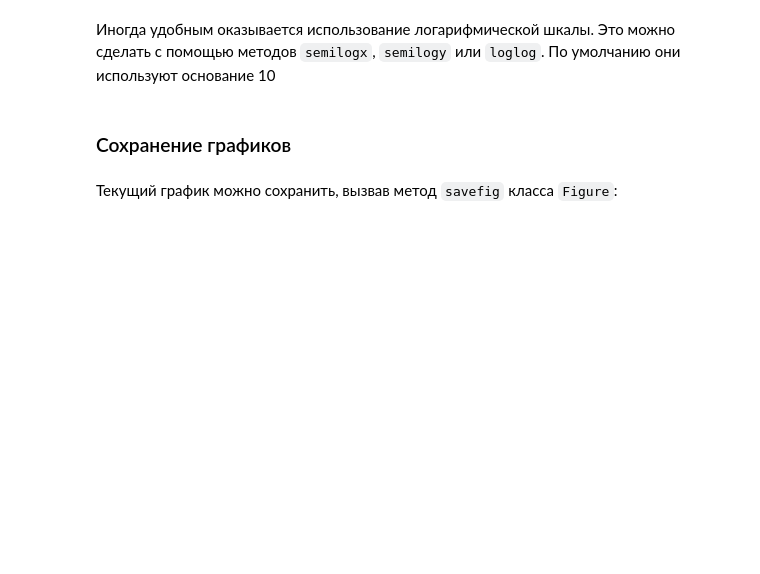
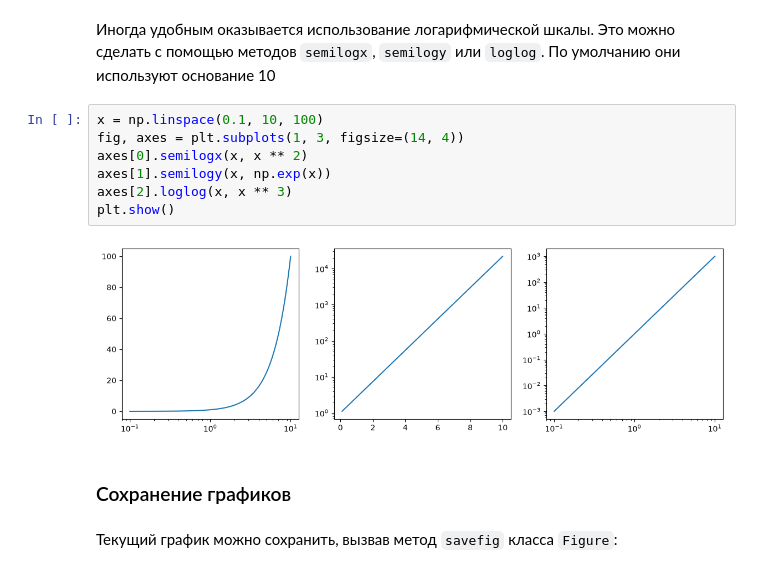
Before and after one commit to anton-pershin/spbu-fundamentals-of-algorithms, a Jupyter notebook: practicum_1/intro_to_numpy_and_matplotlib.ipynb, the cells around one changed output. Saved outputs shown, nothing was run; the diff lists cells and outputs as text; blank space fills up the shorter version.

```diff
--- a/practicum_1/intro_to_numpy_and_matplotlib.ipynb
+++ b/practicum_1/intro_to_numpy_and_matplotlib.ipynb
@@ -335,5 +977,14 @@ import numpy as np
 # %% [markdown]
 Иногда удобным оказывается использование логарифмической шкалы. Это можно сделать с помощью методов `semilogx`, `semilogy` или `loglog`. По умолчанию они используют основание 10
+# %%
+x = np.linspace(0.1, 10, 100)
+fig, axes = plt.subplots(1, 3, figsize=(14, 4))
+axes[0].semilogx(x, x ** 2)
+axes[1].semilogy(x, np.exp(x))
+axes[2].loglog(x, x ** 3)
+plt.show()
+# %% [output]
+[figure, added]
 # %% [markdown]
 ### Сохранение графиков
 # %% [markdown]
```
Also changed, not shown: parts of 85 cells of this notebook.
